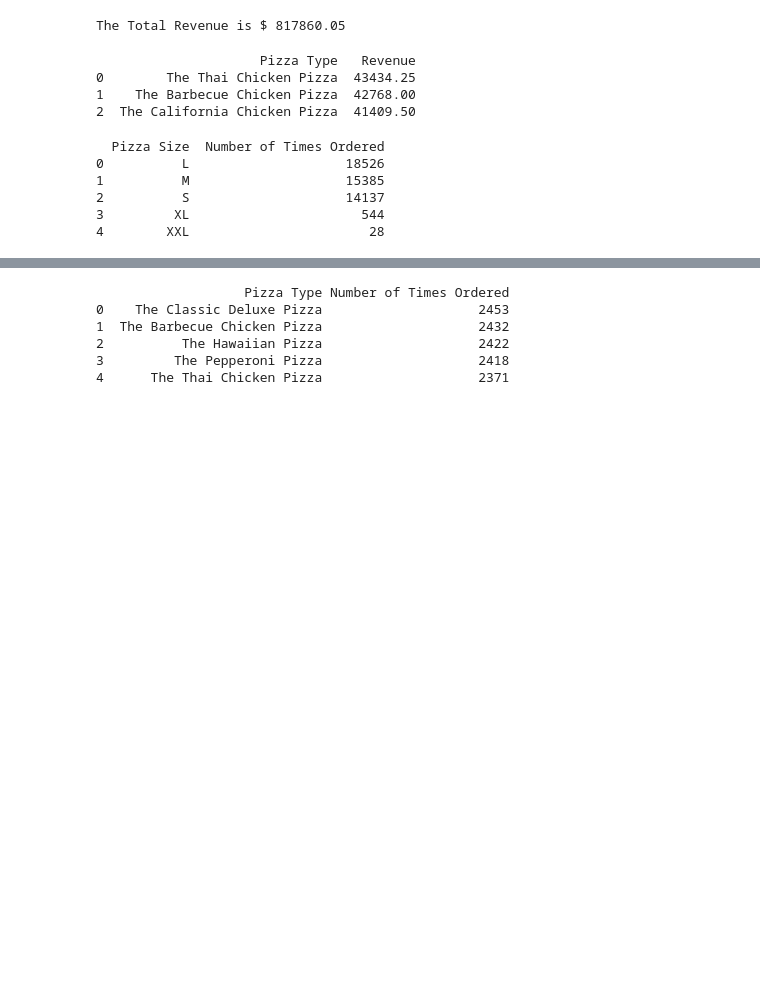
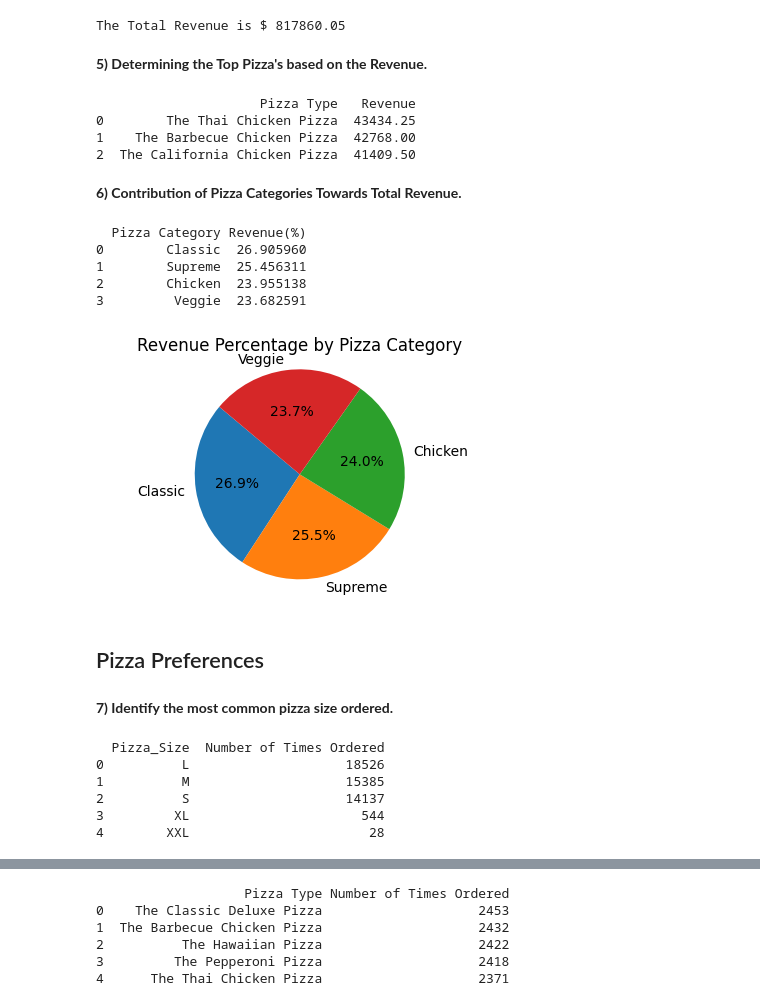
Before and after one commit to Saisrinivas783/Pizza_Sales_Analysis_SQL, a Jupyter notebook: Pizza_Sales_Analyss_Using_SQL.ipynb, the cells around one changed output, grey strips where cells are left out. Saved outputs shown, nothing was run; the diff lists cells and outputs as text; code cells hidden in the pictures; blank space fills up the shorter version.

```diff
--- a/Pizza_Sales_Analyss_Using_SQL.ipynb
+++ b/Pizza_Sales_Analyss_Using_SQL.ipynb
@@ -158,6 +186,8 @@ count = cursor.fetchone()
 print("The Total Revenue is $", count[0])
 # %% [output]
 The Total Revenue is $ 817860.05
+# %% [markdown]
+**5) Determining the Top Pizza's based on the Revenue.**
 # %%
 cursor.execute("""SELECT pizza_types.name, SUM(order_details.quantity * pizzas.price) AS revenue
 FROM pizza_types
@@ -174,6 +204,42 @@ print(df)
 0        The Thai Chicken Pizza  43434.25
 1    The Barbecue Chicken Pizza  42768.00
 2  The California Chicken Pizza  41409.50
+# %% [markdown]
+**6) Contribution of Pizza Categories Towards Total Revenue.**
+# %%
+cursor.execute("""SELECT pizza_types.category,
+    SUM(order_details.quantity * pizzas.price) / (
+        SELECT SUM(order_details.quantity * pizzas.price)
+        FROM order_details
+        JOIN pizzas ON order_details.pizza_id = pizzas.pizza_id
+    ) * 100 AS revenue_percentage
+FROM pizza_types
+JOIN pizzas ON pizza_types.pizza_type_id = pizzas.pizza_type_id
+JOIN order_details ON order_details.pizza_id = pizzas.pizza_id
+GROUP BY pizza_types.category
+ORDER BY revenue_percentage DESC;""")
+results = cursor.fetchall()
+df = pd.DataFrame(results, columns=['Pizza Category', 'Revenue(%)'])
+print(df)
+# %% [output]
+  Pizza Category Revenue(%)
+0        Classic  26.905960
+1        Supreme  25.456311
+2        Chicken  23.955138
+3         Veggie  23.682591
+# %%
+import matplotlib.pyplot as plt
+plt.figure(figsize=(5, 3))
+plt.pie(df['Revenue(%)'], labels=df['Pizza Category'], autopct='%1.1f%%', startangle=140)
+plt.title('Revenue Percentage by Pizza Category')
+plt.axis('equal')  # Equal aspect ratio ensures the pie is drawn as a circle.
+plt.show()
+# %% [output]
+[figure, added]
+# %% [markdown]
+## Pizza Preferences
+# %% [markdown]
+**7) Identify the most common pizza size ordered.**
 # %%
 cursor.execute("""SELECT pizzas.size, COUNT(order_details.order_details_id) AS order_count
 FROM pizzas
@@ -181,10 +247,10 @@ INNER JOIN order_details ON pizzas.pizza_id = order_details.pizza_id
 GROUP BY pizzas.size
 ORDER BY order_count DESC;""")
 results = cursor.fetchall()
-df = pd.DataFrame(results, columns=['Pizza Size', 'Number of Times Ordered'])
+df = pd.DataFrame(results, columns=['Pizza_Size', 'Number of Times Ordered'])
 print(df)
 # %% [output]
-  Pizza Size  Number of Times Ordered
+  Pizza_Size  Number of Times Ordered
 0          L                    18526
 1          M                    15385
 2          S                    14137
```
Also changed, not shown: parts of 22 cells of this notebook.
